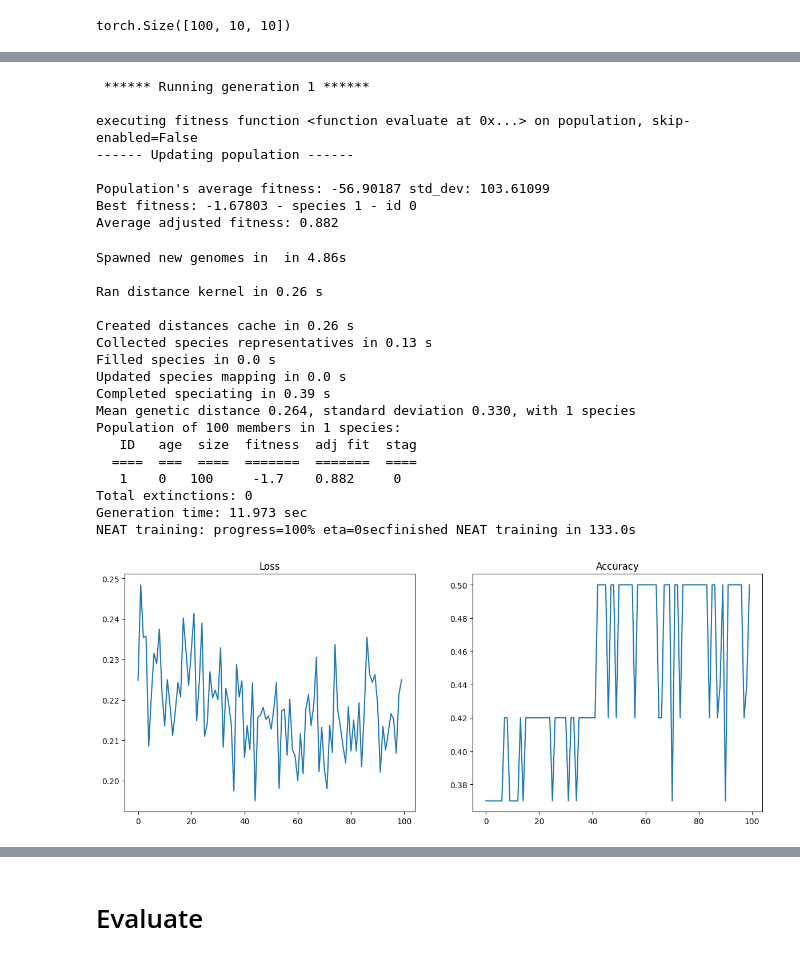
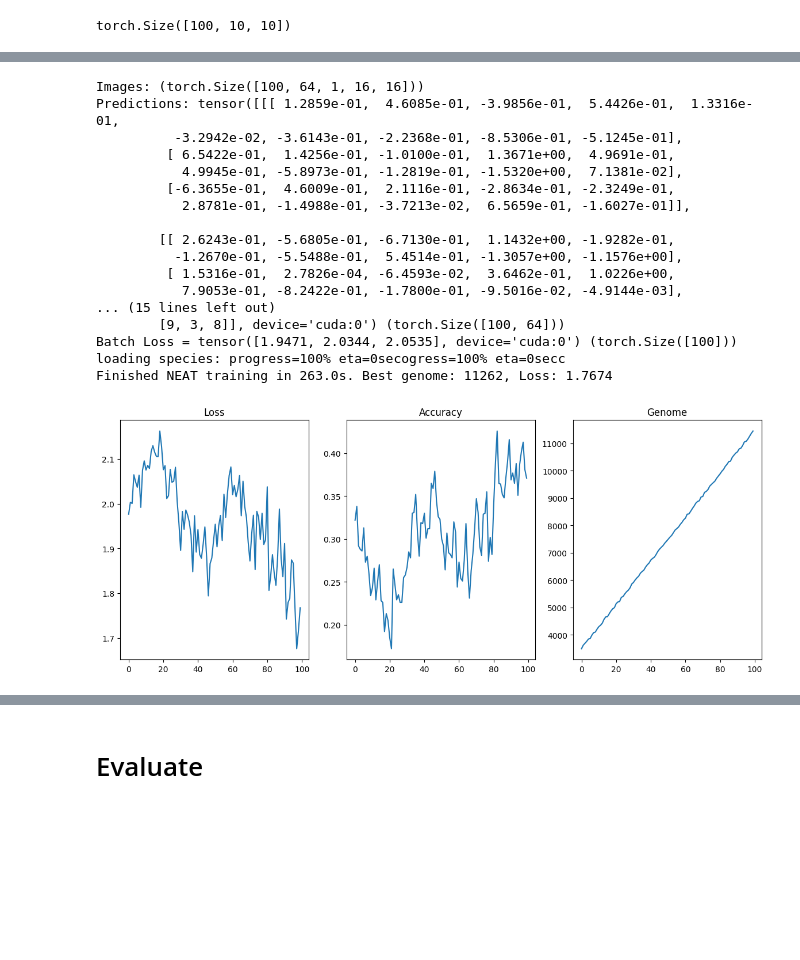
Before and after one commit to KshRaven/Modified-NEAT, a Jupyter notebook: examples/mnist/main.ipynb, the cells around one changed output, grey strips where cells are left out. Cells and saved outputs as stored; diff of their text form; code cells hidden in the pictures; blank space fills up the shorter version.

```diff
--- a/examples/mnist/main.ipynb
+++ b/examples/mnist/main.ipynb
@@ -454,0 +502,16 @@ test_losses.mean(), test_losses.std()
+# %%
+def cross_entropy_loss(logits: Tensor, targets: Tensor):
+    """
+    Gets the cross entropy loss for genomes, given logits and targets.
+    :param logits: Assumes last dimension is for logit probabilities.
+    :param targets: Assumes last dimension is for target values.
+    :return:
+    """
+    assert logits.ndim >= 2
+    assert logits.ndim -1 == targets.ndim
+    genome_num, classes_num = logits.shape[0], logits.shape[-1]
+    return F.cross_entropy(
+        logits.view(genome_num, -1, classes_num).mT,
+        targets.view(genome_num, -1),
+        reduction="none"
+    ).mean(dim=-1)
@@ -729,0 +771,6 @@ def train(epochs: int, show=True, checkpoints=5):
+# %%
+import math
+MAX_EPISODES = 3
+ALPHA = math.exp(math.log(1.25) / (MAX_EPISODES - 1)) if MAX_EPISODES > 1 else 1.0
+SHUFFLE = True
+print(f"Alpha: {ALPHA:.4f}")
@@ -729,0 +851,5 @@ def train(epochs: int, show=True, checkpoints=5):
+# %%
+TRAINER = Trainer(evaluate, MODEL, POPULATION, SCHEDULERS, DEVICE, DTYPE, alpha=ALPHA, batch_size=BATCH_SIZE)
+# %%
+with torch.no_grad():
+    neat_losses = TRAINER.run(50,)
@@ -730,29 +875,21 @@ def train(epochs: int, show=True, checkpoints=5):
 # %%
-neat_losses = train(100)
+neat_losses =  TRAINER.run(100)
 # %% [output]
- ****** Running generation 1 ******
+Images: (torch.Size([100, 64, 1, 16, 16]))
+Predictions: tensor([[[ 1.2859e-01,  4.6085e-01, -3.9856e-01,  5.4426e-01,  1.3316e-01,
+          -3.2942e-02, -3.6143e-01, -2.2368e-01, -8.5306e-01, -5.1245e-01],
+         [ 6.5422e-01,  1.4256e-01, -1.0100e-01,  1.3671e+00,  4.9691e-01,
+           4.9945e-01, -5.8973e-01, -1.2819e-01, -1.5320e+00,  7.1381e-02],
+         [-6.3655e-01,  4.6009e-01,  2.1116e-01, -2.8634e-01, -2.3249e-01,
+           2.8781e-01, -1.4988e-01, -3.7213e-02,  6.5659e-01, -1.6027e-01]],
 
-executing fitness function <function evaluate at 0x...> on population, skip-enabled=False
------- Updating population ------
-
-Population's average fitness: -56.90187 std_dev: 103.61099
-Best fitness: -1.67803 - species 1 - id 0
-Average adjusted fitness: 0.882
+        [[ 2.6243e-01, -5.6805e-01, -6.7130e-01,  1.1432e+00, -1.9282e-01,
+          -1.2670e-01, -5.5488e-01,  5.4514e-01, -1.3057e+00, -1.1576e+00],
+         [ 1.5316e-01,  2.7826e-04, -6.4593e-02,  3.6462e-01,  1.0226e+00,
+           7.9053e-01, -8.2422e-01, -1.7800e-01, -9.5016e-02, -4.9144e-03],
+... (15 lines left out)
+        [9, 3, 8]], device='cuda:0') (torch.Size([100, 64]))
+Batch Loss = tensor([1.9471, 2.0344, 2.0535], device='cuda:0') (torch.Size([100]))
+loading species: progress=100% eta=0secogress=100% eta=0secc
+Finished NEAT training in 263.0s. Best genome: 11262, Loss: 1.7674
-Spawned new genomes in  in 4.86s
-
-Ran distance kernel in 0.26 s
-
-Created distances cache in 0.26 s
-Collected species representatives in 0.13 s
-Filled species in 0.0 s
-Updated species mapping in 0.0 s
-Completed speciating in 0.39 s
-Mean genetic distance 0.264, standard deviation 0.330, with 1 species
-Population of 100 members in 1 species:
-   ID   age  size  fitness  adj fit  stag
-  ====  ===  ====  =======  =======  ====
-   1    0   100     -1.7    0.882     0
-Total extinctions: 0
-Generation time: 11.973 sec
-NEAT training: progress=100% eta=0secfinished NEAT training in 133.0s
-[figure, old version]
+[figure, new version]
```
Also changed, not shown: parts of 89 cells of this notebook, 12 other files.
